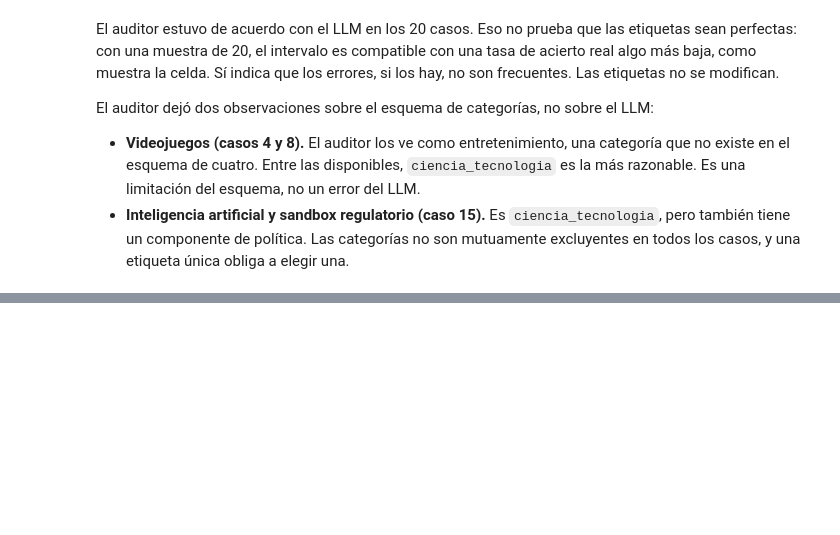
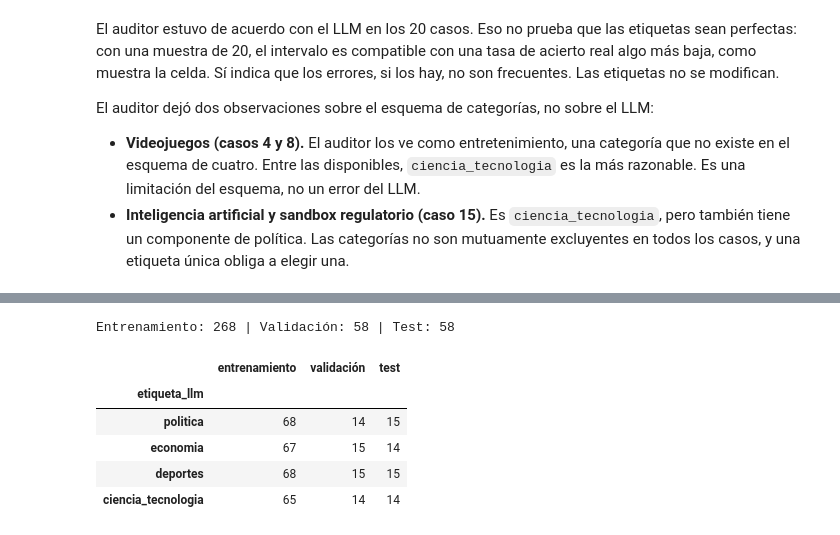
Before and after one commit to RenatoGates/python-intermedio-QLAB, a Jupyter notebook: tarea_1/02_clasificacion.ipynb, the cells around one changed output, grey strips where cells are left out. Saved outputs shown, nothing was run; the diff lists cells and outputs as text; code cells hidden in the pictures; blank space fills up the shorter version.

```diff
--- a/tarea_1/02_clasificacion.ipynb
+++ b/tarea_1/02_clasificacion.ipynb
@@ -237,0 +246,16 @@ El auditor dejó dos observaciones sobre el esquema de categorías, no sobre el
+# %%
+resto, test = train_test_split(df, test_size=0.15, stratify=df["etiqueta_llm"], random_state=SEMILLA)
+train, val = train_test_split(resto, test_size=0.15 / 0.85, stratify=resto["etiqueta_llm"], random_state=SEMILLA)
+
+print(f"Entrenamiento: {len(train)} | Validación: {len(val)} | Test: {len(test)}")
+pd.DataFrame({"entrenamiento": train["etiqueta_llm"].value_counts(),
+              "validación": val["etiqueta_llm"].value_counts(),
+              "test": test["etiqueta_llm"].value_counts()}).reindex(CATEGORIAS)
+# %% [output]
+Entrenamiento: 268 | Validación: 58 | Test: 58
+|  | entrenamiento | validación | test |
+| etiqueta_llm |  |  |  |
+| politica | 68 | 14 | 15 |
+| economia | 67 | 15 | 14 |
+| deportes | 68 | 15 | 15 |
+| ciencia_tecnologia | 65 | 14 | 14 |
```
Also changed, not shown: parts of 1 cell of this notebook.
